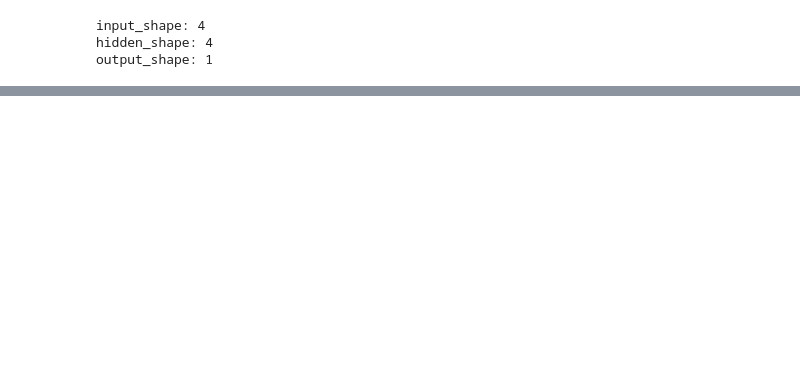
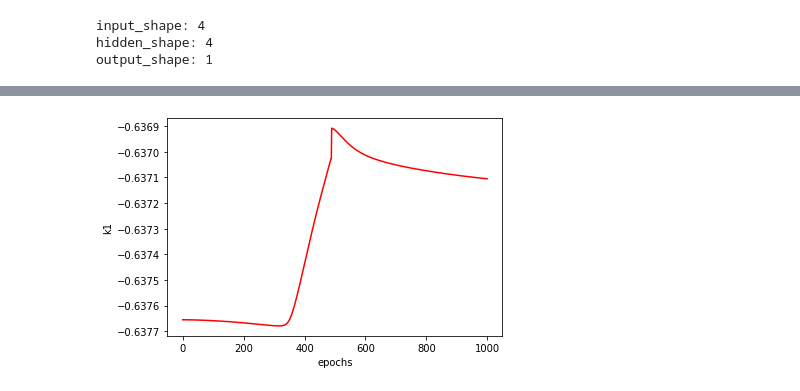
Before and after one commit to pradyyadav/Assignment, a Jupyter notebook: assignment.ipynb, the cells around one changed output, grey strips where cells are left out. Drawn from its saved outputs; the diff is of its cells as text; code cells hidden in the pictures; blank space fills up the shorter version.

```diff
--- a/assignment.ipynb
+++ b/assignment.ipynb
@@ -269,0 +509,7 @@ Cost after iteration 995: nan
+# %%
+plt.plot(range(1000),k1,c='r')
+plt.xlabel('epochs')
+plt.ylabel('k1')
+plt.show()
+# %% [output]
+[figure, added]
```
Also changed, not shown: parts of 43 cells of this notebook.
